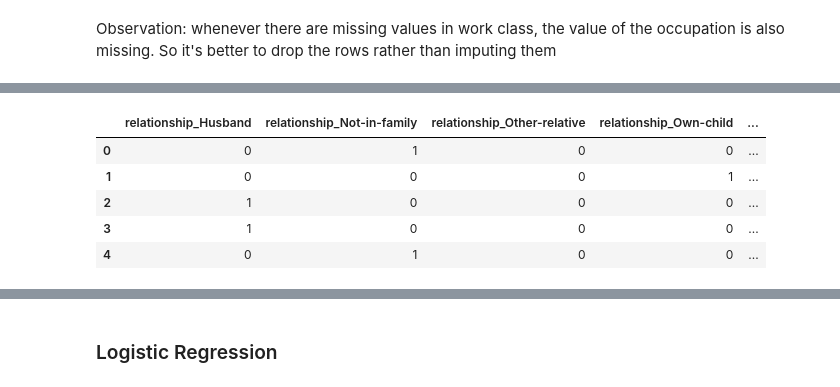
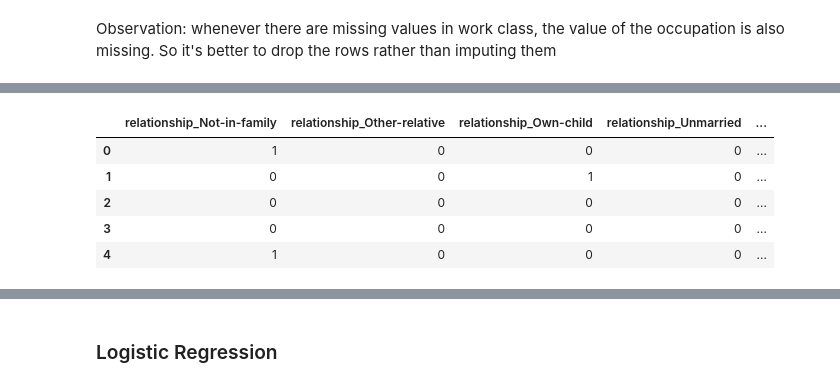
Before and after one commit to omar123-jav/ML-A2, a Jupyter notebook: Assignment2_Husseljo.ipynb, the cells around one changed output, grey strips where cells are left out. Cells and saved outputs as stored; diff of their text form; code cells hidden in the pictures.

```diff
--- a/Assignment2_Husseljo.ipynb
+++ b/Assignment2_Husseljo.ipynb
@@ -404,14 +406,14 @@ df_objs
 41451 rows × 8 columns
-# %%
-
-df_objs_one_hot=pd.get_dummies(df_objs[['relationship','race','gender','native-country']])
-df_objs_final=df_objs_one_hot[['relationship_Husband','relationship_Not-in-family','relationship_Other-relative','relationship_Own-child','relationship_Unmarried','relationship_Wife','gender_Male','native-country_United-States','race_White','race_Black','race_Amer-Indian-Eskimo','race_Asian-Pac-Islander']]
-df_objs_final.head()
-# %% [output]
-|  | relationship_Husband | relationship_Not-in-family | relationship_Other-relative | relationship_Own-child | ... |
-| 0 | 0 | 1 | 0 | 0 | ... |
-| 1 | 0 | 0 | 0 | 1 | ... |
-| 2 | 1 | 0 | 0 | 0 | ... |
-| 3 | 1 | 0 | 0 | 0 | ... |
-| 4 | 0 | 1 | 0 | 0 | ... |
+# %%
+
+df_objs_final=pd.get_dummies(df_objs[['relationship','race']],drop_first=True)
+
+df_objs_final.head()
+# %% [output]
+|  | relationship_Not-in-family | relationship_Other-relative | relationship_Own-child | relationship_Unmarried | ... |
+| 0 | 1 | 0 | 0 | 0 | ... |
+| 1 | 0 | 0 | 1 | 0 | ... |
+| 2 | 0 | 0 | 0 | 0 | ... |
+| 3 | 0 | 0 | 0 | 0 | ... |
+| 4 | 1 | 0 | 0 | 0 | ... |
 # %%
```
Also changed, not shown: parts of 15 cells of this notebook.
